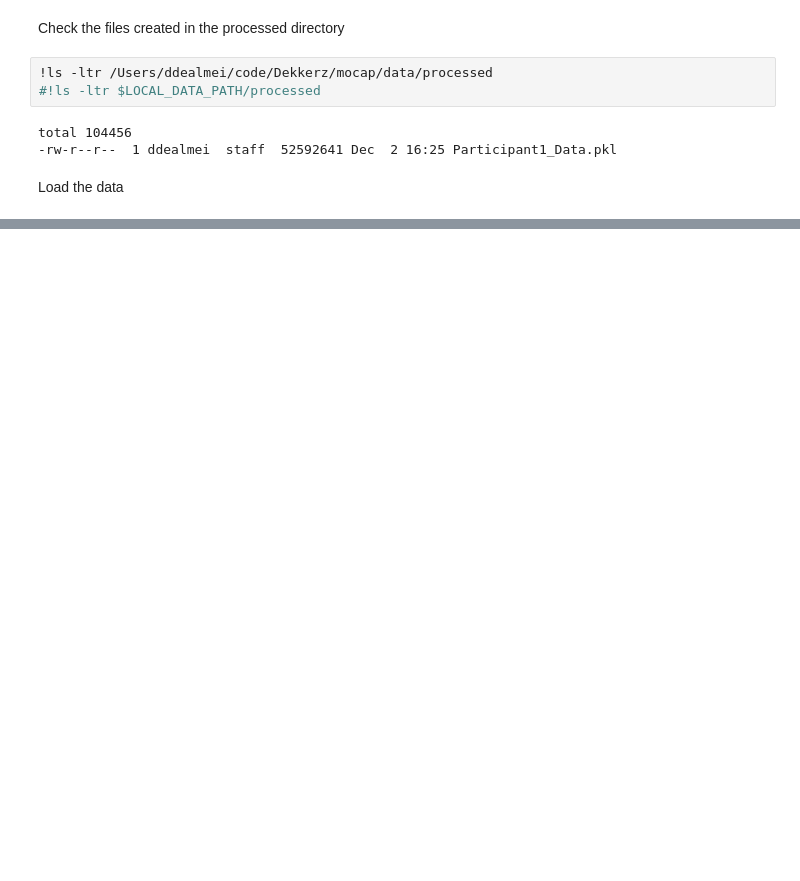
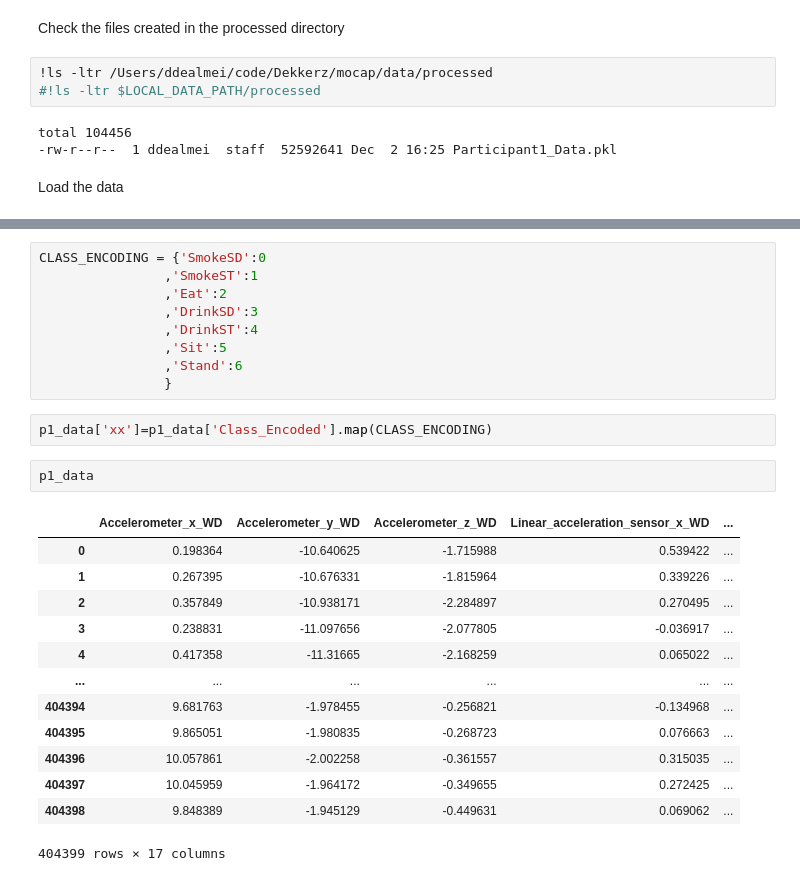
Before and after one commit to Dekkerz/mocap, a Jupyter notebook: notebooks/01_Dekkerz_UT_Smoking_Data_Load.ipynb, the cells around one changed output, grey strips where cells are left out. Saved outputs shown, nothing was run; the diff lists cells and outputs as text; blank space fills up the shorter version.

Commit message:
fixed label encoding

```diff
--- a/notebooks/01_Dekkerz_UT_Smoking_Data_Load.ipynb
+++ b/notebooks/01_Dekkerz_UT_Smoking_Data_Load.ipynb
@@ -124 +113,28 @@ p1_data.head(100)
 100 rows × 16 columns
+# %%
+CLASS_ENCODING = {'SmokeSD':0
+                ,'SmokeST':1
+                ,'Eat':2
+                ,'DrinkSD':3
+                ,'DrinkST':4
+                ,'Sit':5
+                ,'Stand':6
+                }
+# %%
+p1_data['xx']=p1_data['Class_Encoded'].map(CLASS_ENCODING)
+# %%
+p1_data
+# %% [output]
+|  | Accelerometer_x_WD | Accelerometer_y_WD | Accelerometer_z_WD | Linear_acceleration_sensor_x_WD | ... |
+| 0 | 0.198364 | -10.640625 | -1.715988 | 0.539422 | ... |
+| 1 | 0.267395 | -10.676331 | -1.815964 | 0.339226 | ... |
+| 2 | 0.357849 | -10.938171 | -2.284897 | 0.270495 | ... |
+| 3 | 0.238831 | -11.097656 | -2.077805 | -0.036917 | ... |
+| 4 | 0.417358 | -11.31665 | -2.168259 | 0.065022 | ... |
+| ... | ... | ... | ... | ... | ... |
+| 404394 | 9.681763 | -1.978455 | -0.256821 | -0.134968 | ... |
+| 404395 | 9.865051 | -1.980835 | -0.268723 | 0.076663 | ... |
+| 404396 | 10.057861 | -2.002258 | -0.361557 | 0.315035 | ... |
+| 404397 | 10.045959 | -1.964172 | -0.349655 | 0.272425 | ... |
+| 404398 | 9.848389 | -1.945129 | -0.449631 | 0.069062 | ... |
+404399 rows × 17 columns
```
Also changed, not shown: parts of 3 cells of this notebook, 2 other files.
